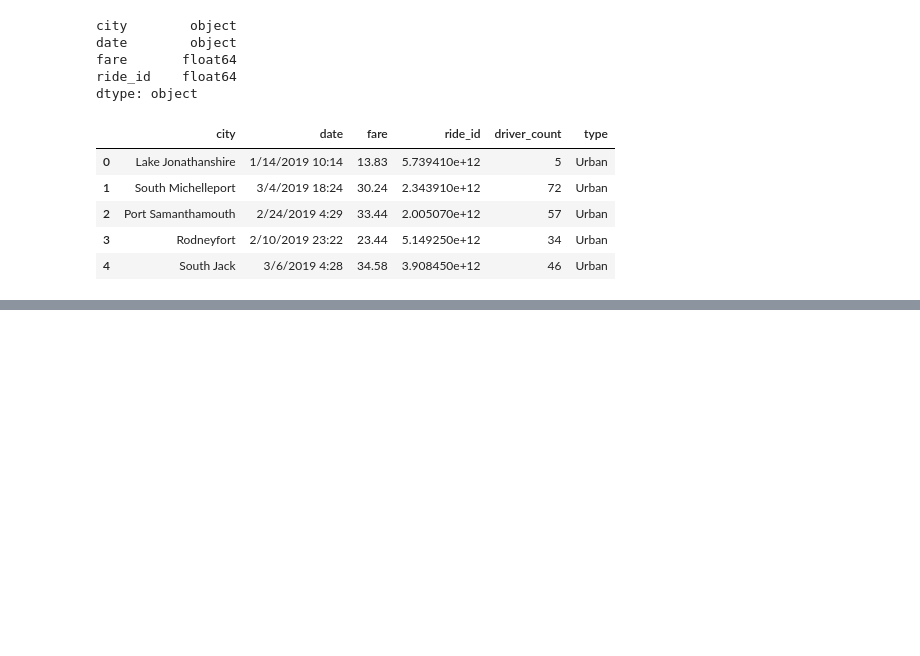
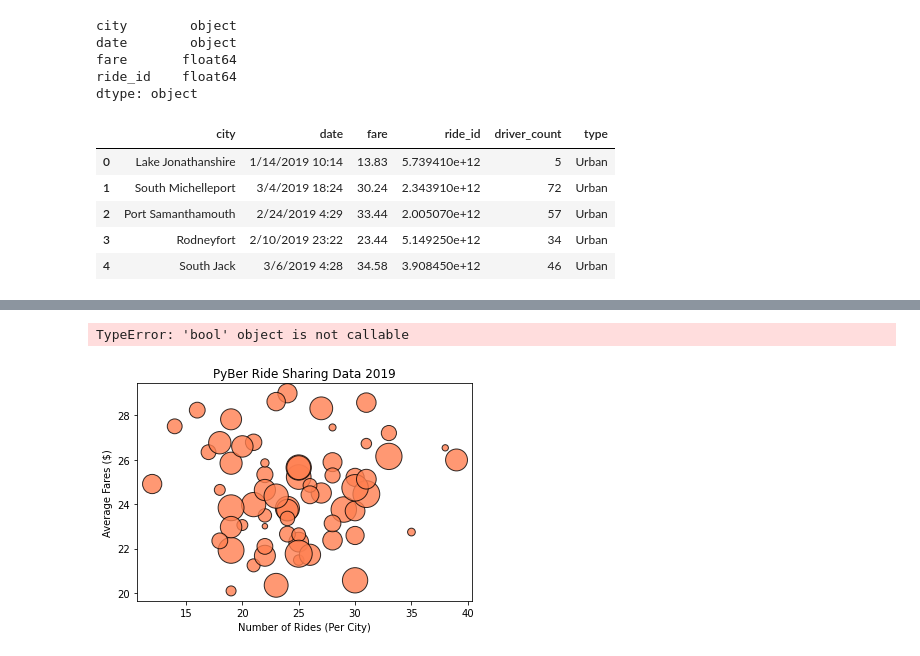
Before and after one commit to Bscheinin/PyBer_Analysis, a Jupyter notebook: PyBer.ipynb, the cells around one changed output, grey strips where cells are left out. Cells and saved outputs as stored; diff of their text form; code cells hidden in the pictures; blank space fills up the shorter version.

Commit message:
Ride Sharing work

```diff
--- a/PyBer.ipynb
+++ b/PyBer.ipynb
@@ -83,3 +84,7 @@ pyber_data_df.head()
 | 2 | Port Samanthamouth | 2/24/2019 4:29 | 33.44 | 2.005070e+12 | 57 | Urban |
 | 3 | Rodneyfort | 2/10/2019 23:22 | 23.44 | 5.149250e+12 | 34 | Urban |
 | 4 | South Jack | 3/6/2019 4:28 | 34.58 | 3.908450e+12 | 46 | Urban |
+# %%
+# Create the Urban city DataFrame.
+urban_cities_df = pyber_data_df[pyber_data_df["type"] == "Urban"]
+urban_cities_df.head()
@@ -85,0 +120,4 @@ pyber_data_df.head()
+# %%
+# Get the number of rides for urban cities.
+urban_ride_count = urban_cities_df.groupby(["city"]).count()["ride_id"]
+urban_ride_count.head()
@@ -85,0 +137,4 @@ pyber_data_df.head()
+# %%
+# Get average fare for each city in the urban cities.
+urban_avg_fare = urban_cities_df.groupby(["city"]).mean()["fare"]
+urban_avg_fare.head()
@@ -85,0 +163,8 @@ pyber_data_df.head()
+# %%
+# Get average number of drivers for each city.
+urban_drivers = urban_cities_df.groupby(["city"]).mean()["driver_count"]
+suburban_drivers = suburban_cities_df.groupby(["city"]).mean()["driver_count"]
+rural_drivers = rural_cities_df.groupby(["city"]).mean()["driver_count"]
+#urban_drivers.head()
+#suburban_drivers.head()
+rural_drivers.head()
@@ -85,0 +179,15 @@ pyber_data_df.head()
+# %%
+# Build the scatter plots for urban cities.
+plt.scatter(urban_ride_count,
+            urban_avg_fare,
+            s = 10*urban_drivers,
+            c="coral", edgecolor="black", linewidth=1, alpha=0.8,
+            label="Urban")
+plt.title("PyBer Ride Sharing Data 2019"),
+plt.ylabel("Average Fares ($)"),
+plt.xlabel("Number of Rides (Per City)"),
+plt.grid()
+plt.legend()
+# %% [output]
+TypeError: 'bool' object is not callable
+[figure, added]
```
Also changed, not shown: parts of 10 cells of this notebook.
